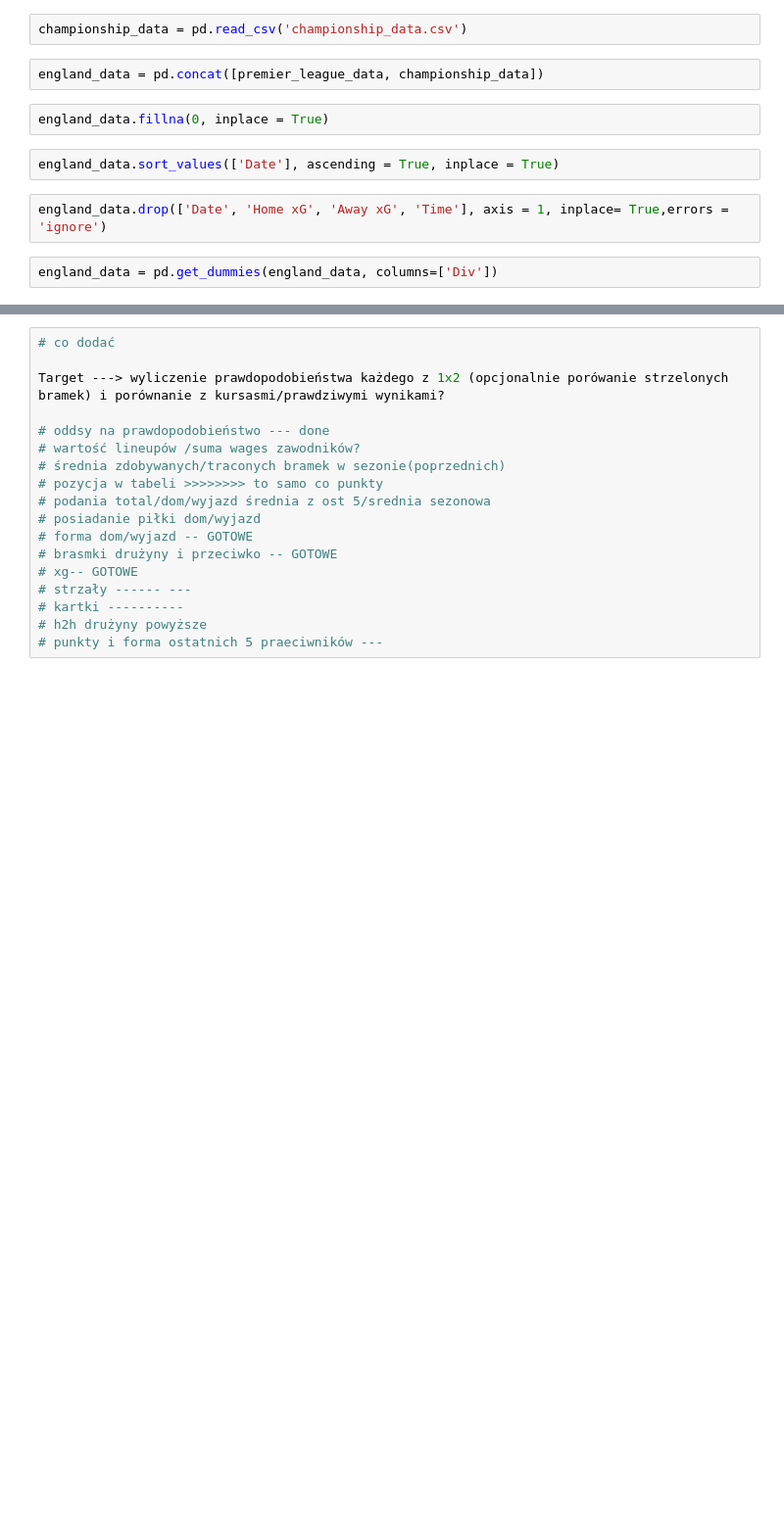
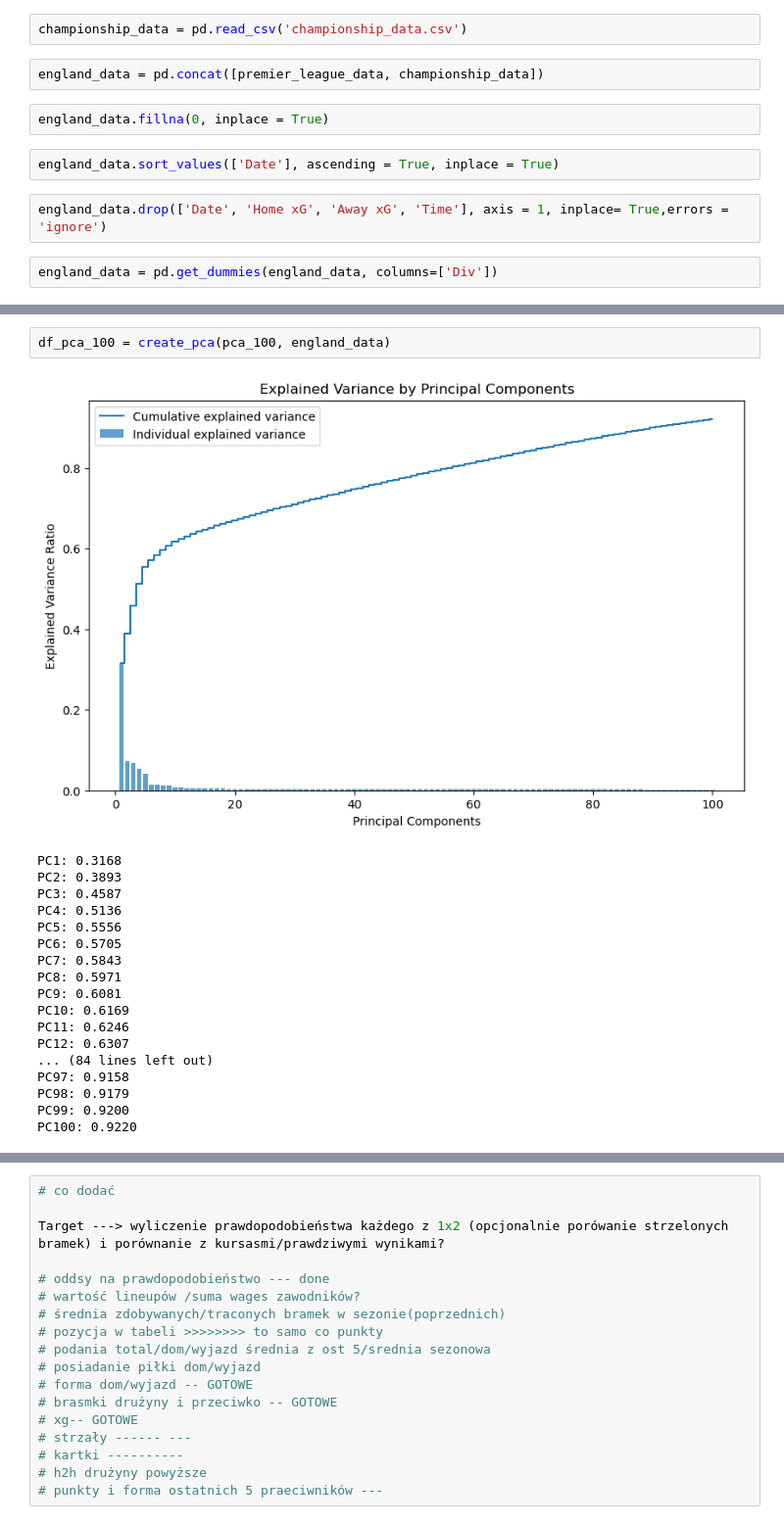
Before and after one commit to mcparaca/Football-betting-model, a Jupyter notebook: Football_predictions_bets_model/Data_preprocessing.ipynb, the cells around one changed output, grey strips where cells are left out. Shown at 98% size. Drawn from its saved outputs; the diff is of its cells as text; blank space fills up the shorter version.

```diff
--- a/Football_predictions_bets_model/Data_preprocessing.ipynb
+++ b/Football_predictions_bets_model/Data_preprocessing.ipynb
@@ -122,0 +242,21 @@ england_data
+# %%
+df_pca_100 = create_pca(pca_100, england_data)
+# %% [output]
+[figure, added]
+PC1: 0.3168
+PC2: 0.3893
+PC3: 0.4587
+PC4: 0.5136
+PC5: 0.5556
+PC6: 0.5705
+PC7: 0.5843
+PC8: 0.5971
+PC9: 0.6081
+PC10: 0.6169
+PC11: 0.6246
+PC12: 0.6307
+... (84 lines left out)
+PC97: 0.9158
+PC98: 0.9179
+PC99: 0.9200
+PC100: 0.9220
```
Also changed, not shown: parts of 23 cells of this notebook, 2 other files.
